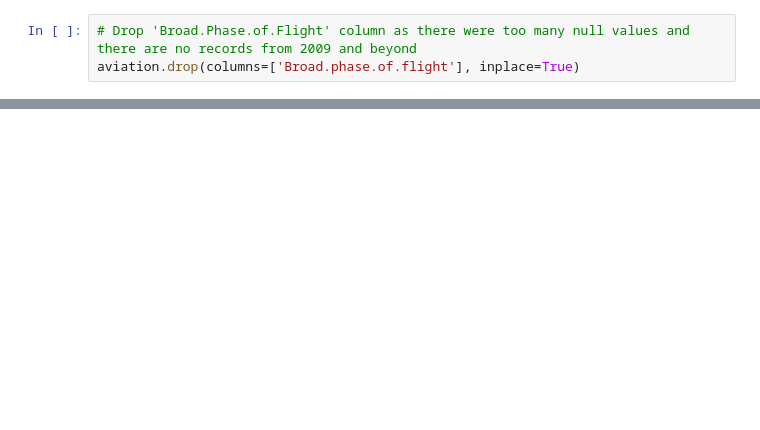
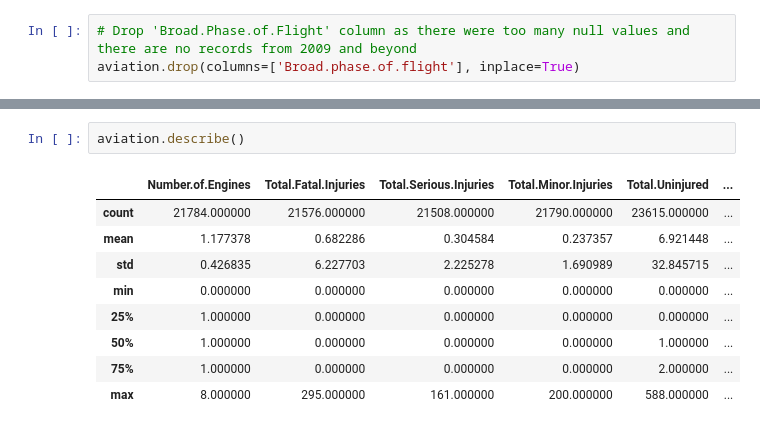
Before and after one commit to lillianlakes/Aircraft-Risk-Analysis, a Jupyter notebook: data_cleaning_lillian.ipynb, the cells around one changed output, grey strips where cells are left out. Drawn from its saved outputs; the diff is of its cells as text; blank space fills up the shorter version.

```diff
--- a/data_cleaning_lillian.ipynb
+++ b/data_cleaning_lillian.ipynb
@@ -359,0 +896,12 @@ aviation.head()
+# %%
+aviation.describe()
+# %% [output]
+|  | Number.of.Engines | Total.Fatal.Injuries | Total.Serious.Injuries | Total.Minor.Injuries | Total.Uninjured | ... |
+| count | 21784.000000 | 21576.000000 | 21508.000000 | 21790.000000 | 23615.000000 | ... |
+| mean | 1.177378 | 0.682286 | 0.304584 | 0.237357 | 6.921448 | ... |
+| std | 0.426835 | 6.227703 | 2.225278 | 1.690989 | 32.845715 | ... |
+| min | 0.000000 | 0.000000 | 0.000000 | 0.000000 | 0.000000 | ... |
+| 25% | 1.000000 | 0.000000 | 0.000000 | 0.000000 | 0.000000 | ... |
+| 50% | 1.000000 | 0.000000 | 0.000000 | 0.000000 | 1.000000 | ... |
+| 75% | 1.000000 | 0.000000 | 0.000000 | 0.000000 | 2.000000 | ... |
+| max | 8.000000 | 295.000000 | 161.000000 | 200.000000 | 588.000000 | ... |
```
Also changed, not shown: parts of 69 cells of this notebook, 1 other file.
